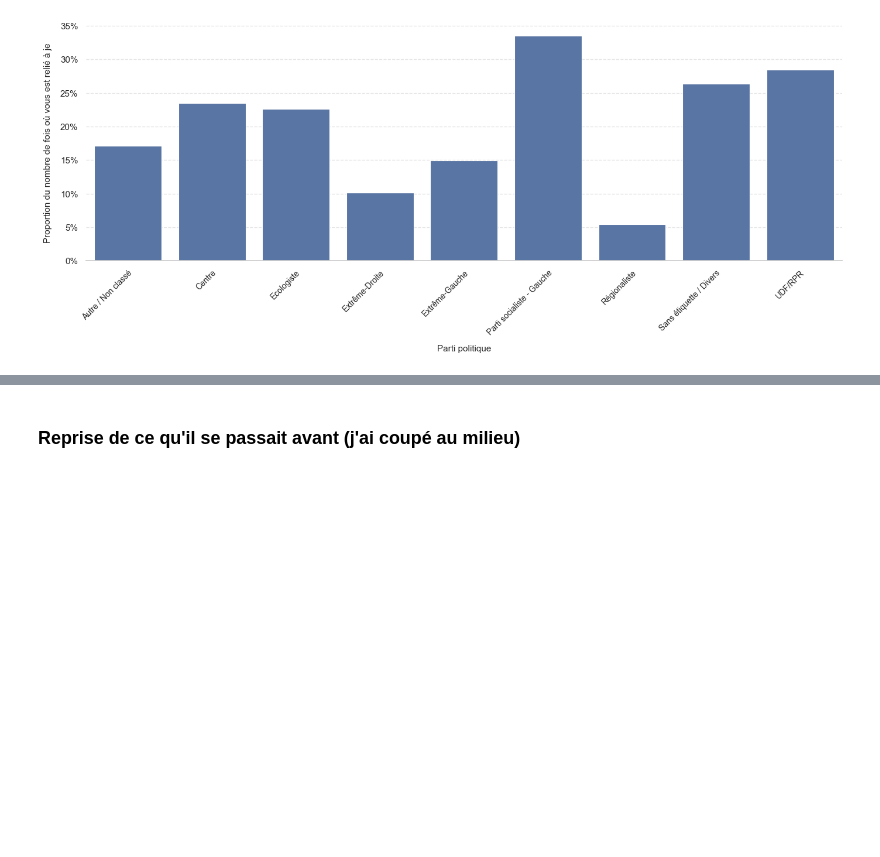
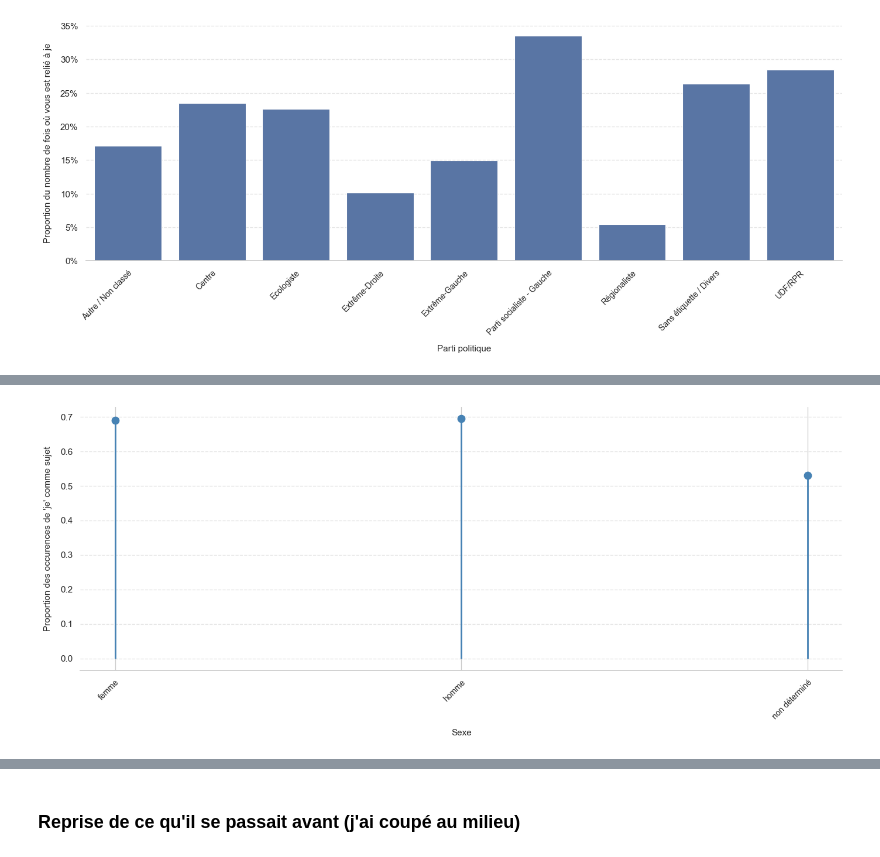
Before and after one commit to itsreivilo/Projet-de-NLP-Olivier, a Jupyter notebook: exploration.ipynb, the cells around one changed output, grey strips where cells are left out. Cells and saved outputs as stored; diff of their text form; code cells hidden in the pictures; blank space fills up the shorter version.

```diff
--- a/exploration.ipynb
+++ b/exploration.ipynb
@@ -970,0 +1135,40 @@ Statistiques descriptives (<b> A FAIRE ! </b>)
+# %%
+agg_df_je_sexe = df_je.groupby(['sexe', 'fonction']).size().unstack(fill_value=0).reset_index()
+agg_df_je_sexe['non_sujet'] = (agg_df_je_sexe["COD"]+agg_df_je_sexe["COI"]+agg_df_je_sexe["apposition"]
+                          +agg_df_je_sexe["autre/indéterminé"]+agg_df_je_sexe["complément du nom"]
+                          +agg_df_je_sexe["coordination"])
+agg_df_je_sexe["prop_sujet"] = agg_df_je_sexe["sujet"]/(agg_df_je_sexe["sujet"]+agg_df_je_sexe["non_sujet"])
+agg_df_je_sexe["prop_non_sujet"] = 1-agg_df_je_sexe["prop_sujet"]
+
+
+fig, ax = plt.subplots(figsize=(14, 6))
+sns.set_theme(style="whitegrid", font_scale=1)
+
+x = range(len(agg_df_je_sexe))
+y = agg_df_je_sexe["prop_sujet"]
+
+# Tiges
+ax.vlines(x, ymin=0, ymax=y, color="steelblue", linewidth=2)
+# Ronds
+ax.scatter(x, y, color="steelblue", s=80, zorder=3)
+
+ax.set_xlabel("Sexe", fontsize=11, labelpad=10)
+ax.set_ylabel("Proportion des occurences de 'je' comme sujet", fontsize=11, labelpad=10)
+
+ax.set_xticks(x)
+ax.set_xticklabels(
+    agg_df_je_sexe["sexe"],
+    rotation=45,
+    ha="right",
+    rotation_mode="anchor",
+    fontsize=10
+)
+
+ax.yaxis.grid(True, linestyle="--", alpha=0.5)
+ax.set_axisbelow(True)
+ax.spines[["top", "right", "left"]].set_visible(False)
+
+plt.tight_layout()
+plt.show()
+# %% [output]
+[figure, added]
```
Also changed, not shown: parts of 25 cells of this notebook, 7 other files.
